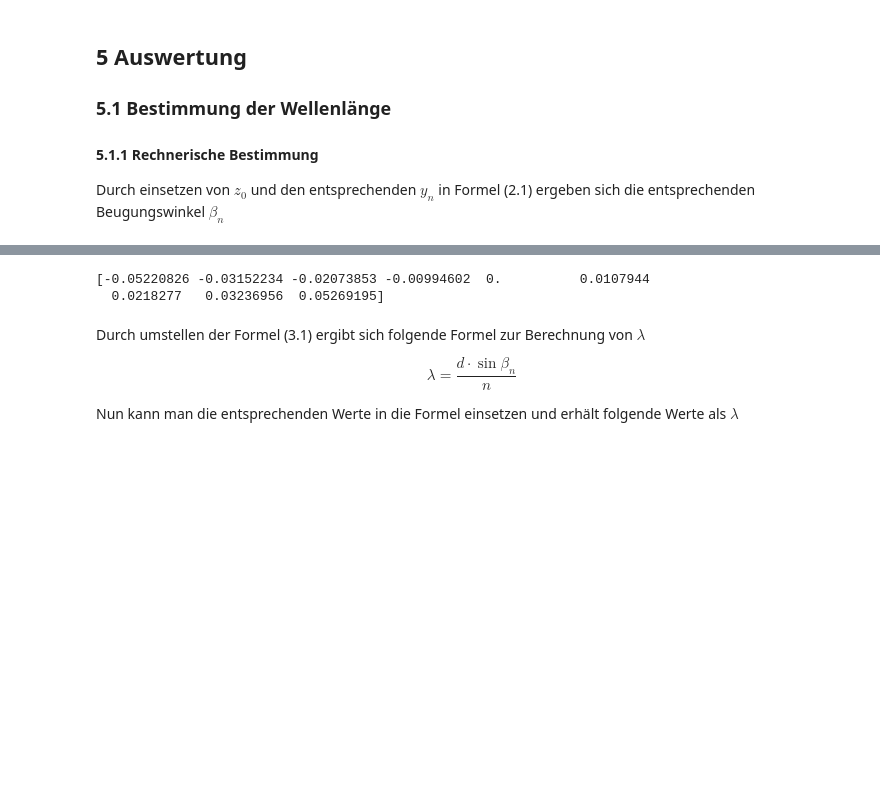
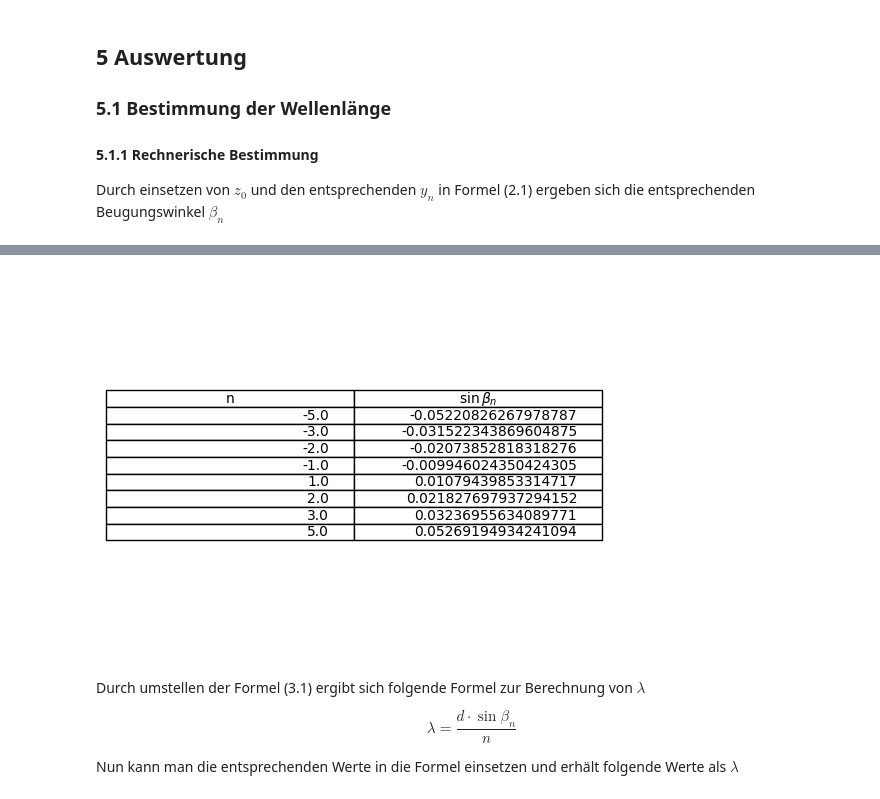
Before and after one commit to HansoTell/Computercafe, a Jupyter notebook: V2J/V2.ipynb, the cells around one changed output, grey strips where cells are left out. Drawn from its saved outputs; the diff is of its cells as text; code cells hidden in the pictures; blank space fills up the shorter version.

```diff
--- a/V2J/V2.ipynb
+++ b/V2J/V2.ipynb
@@ -435,11 +453,18 @@ print(beta_n_lambda)
 # %%
-sinBeta_lambda = np.sin(beta_n_lambda)
+sinBeta_lmbda = np.sin(beta_lmbda)
 
-#reicht das als Tabellen printen? + Werte nausgeben als Grafik
-print(sinBeta_lambda)
+fig, ax = plt.subplots()
+ax.axis("off")
+
+ax.table(
+    cellText = list(zip(n_lmbda, sinBeta_lmbda)),
+    colLabels=["n", r"$\sin \beta_n$"],
+    loc="center"
+)
+plt.show()
+#Werte nausgeben als Grafik
 # %% [output]
-[-0.05220826 -0.03152234 -0.02073853 -0.00994602  0.          0.0107944
-  0.0218277   0.03236956  0.05269195]
+[figure, added]
 # %% [markdown]
 Durch umstellen der Formel (3.1) ergibt sich folgende Formel zur Berechnung von $\lambda$
 
```
Also changed, not shown: parts of 5 cells of this notebook.
